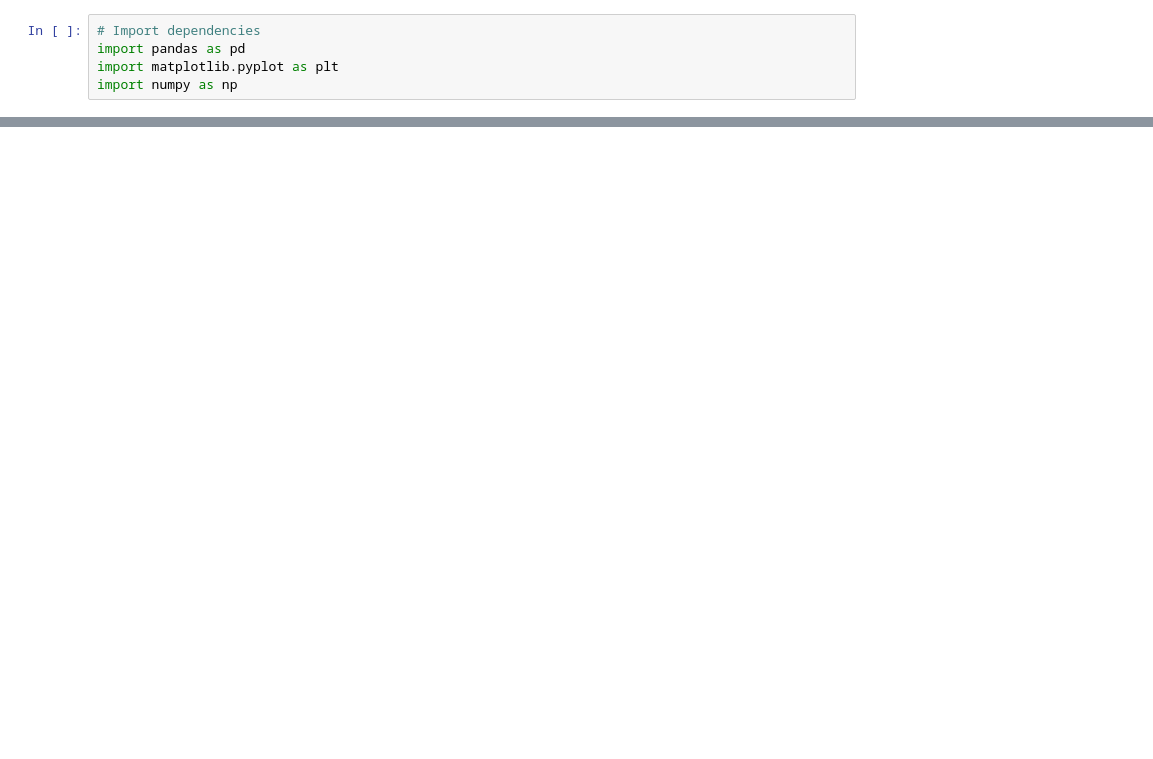
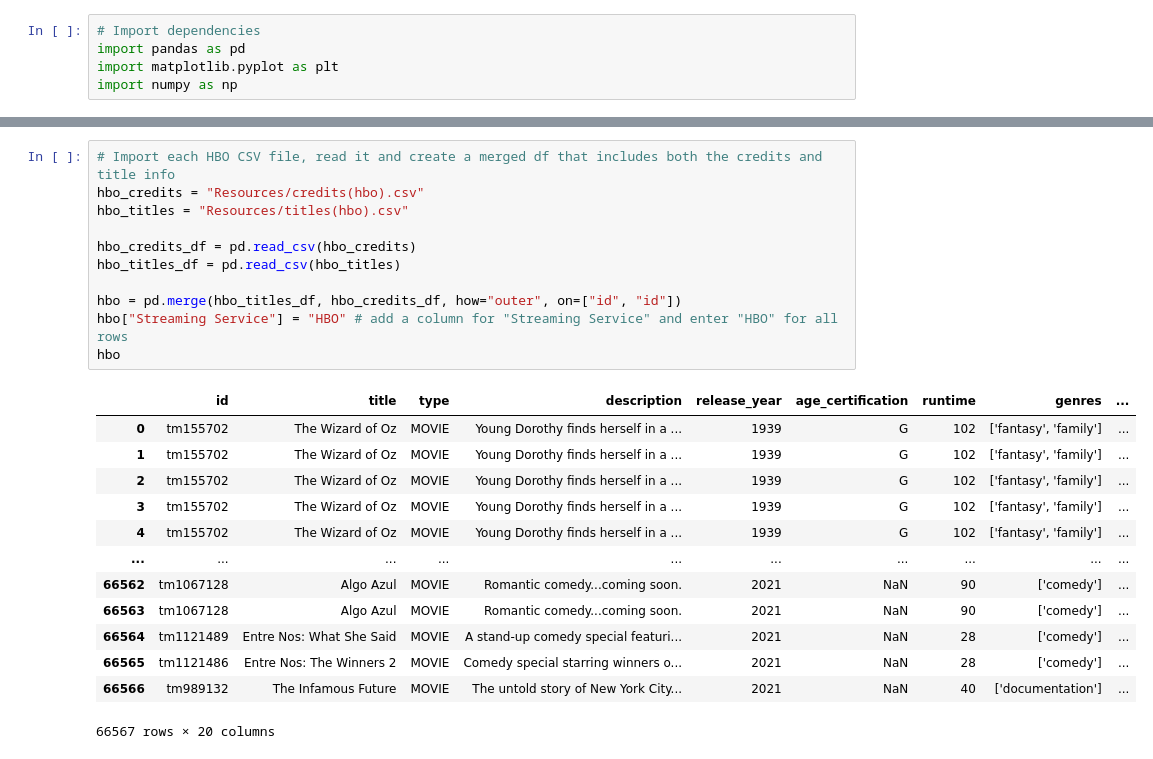
Before and after one commit to thn22/Eclipse_Rodeo, a Jupyter notebook: Eclipse_Rodeo/Eclipse_Rodeo project.ipynb, the cells around one changed output, grey strips where cells are left out. Drawn from its saved outputs; the diff is of its cells as text; blank space fills up the shorter version.

```diff
--- a/Eclipse_Rodeo/Eclipse_Rodeo project.ipynb
+++ b/Eclipse_Rodeo/Eclipse_Rodeo project.ipynb
@@ -22,0 +31,25 @@ netflix.head()
+# %%
+# Import each HBO CSV file, read it and create a merged df that includes both the credits and title info
+hbo_credits = "Resources/credits(hbo).csv"
+hbo_titles = "Resources/titles(hbo).csv"
+
+hbo_credits_df = pd.read_csv(hbo_credits)
+hbo_titles_df = pd.read_csv(hbo_titles)
+
+hbo = pd.merge(hbo_titles_df, hbo_credits_df, how="outer", on=["id", "id"])
+hbo["Streaming Service"] = "HBO" # add a column for "Streaming Service" and enter "HBO" for all rows
+hbo
+# %% [output]
+|  | id | title | type | description | release_year | age_certification | runtime | genres | ... |
+| 0 | tm155702 | The Wizard of Oz | MOVIE | Young Dorothy finds herself in a ... | 1939 | G | 102 | ['fantasy', 'family'] | ... |
+| 1 | tm155702 | The Wizard of Oz | MOVIE | Young Dorothy finds herself in a ... | 1939 | G | 102 | ['fantasy', 'family'] | ... |
+| 2 | tm155702 | The Wizard of Oz | MOVIE | Young Dorothy finds herself in a ... | 1939 | G | 102 | ['fantasy', 'family'] | ... |
+| 3 | tm155702 | The Wizard of Oz | MOVIE | Young Dorothy finds herself in a ... | 1939 | G | 102 | ['fantasy', 'family'] | ... |
+| 4 | tm155702 | The Wizard of Oz | MOVIE | Young Dorothy finds herself in a ... | 1939 | G | 102 | ['fantasy', 'family'] | ... |
+| ... | ... | ... | ... | ... | ... | ... | ... | ... | ... |
+| 66562 | tm1067128 | Algo Azul | MOVIE | Romantic comedy...coming soon. | 2021 | NaN | 90 | ['comedy'] | ... |
+| 66563 | tm1067128 | Algo Azul | MOVIE | Romantic comedy...coming soon. | 2021 | NaN | 90 | ['comedy'] | ... |
+| 66564 | tm1121489 | Entre Nos: What She Said | MOVIE | A stand-up comedy special featuri... | 2021 | NaN | 28 | ['comedy'] | ... |
+| 66565 | tm1121486 | Entre Nos: The Winners 2 | MOVIE | Comedy special starring winners o... | 2021 | NaN | 28 | ['comedy'] | ... |
+| 66566 | tm989132 | The Infamous Future | MOVIE | The untold story of New York City... | 2021 | NaN | 40 | ['documentation'] | ... |
+66567 rows × 20 columns
```
Also changed, not shown: parts of 5 cells of this notebook.
